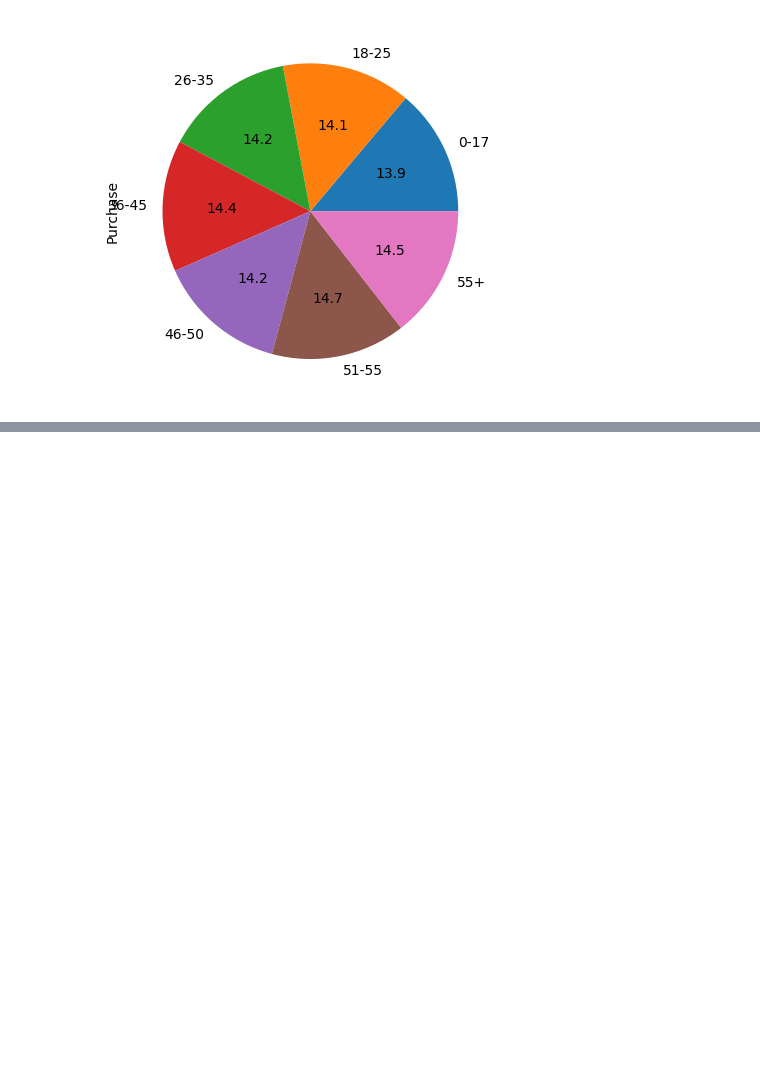
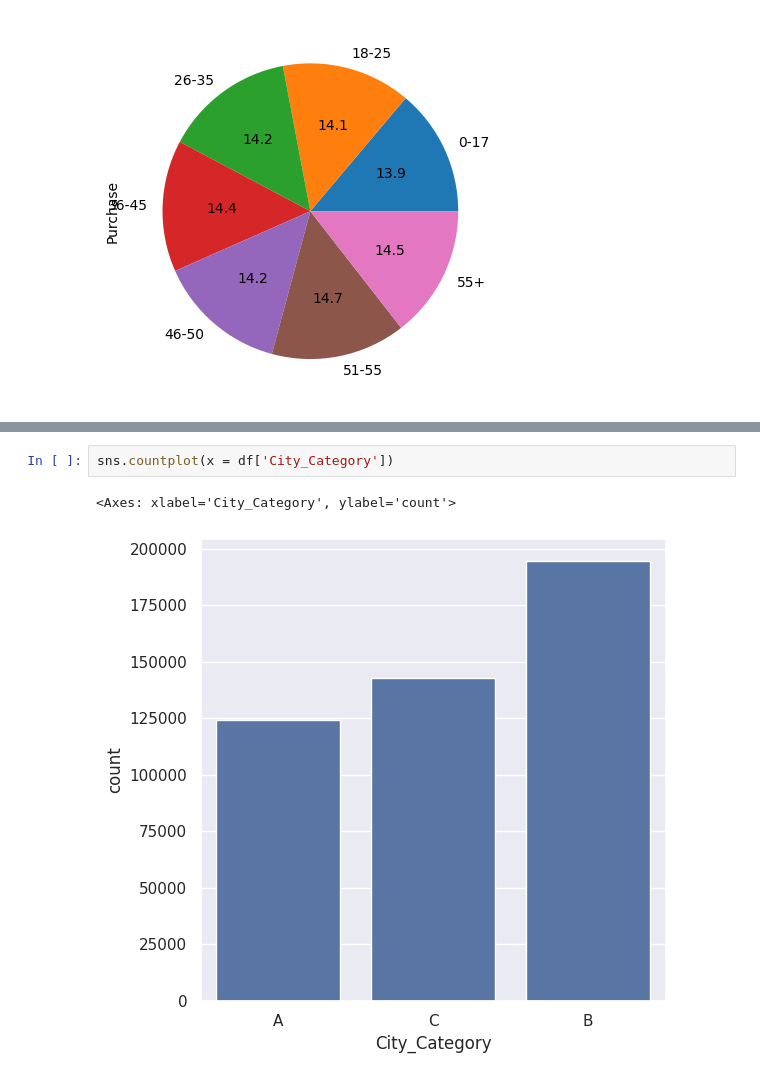
Before and after one commit to supriya0005/Internship-program, a Jupyter notebook: blackfriday.ipynb, the cells around one changed output, grey strips where cells are left out. Cells and saved outputs as stored; diff of their text form; blank space fills up the shorter version.

```diff
--- a/blackfriday.ipynb
+++ b/blackfriday.ipynb
@@ -133,0 +157,5 @@ df.groupby('Age')['Purchase'].mean().plot(kind = 'pie', autopct = '%0.1f')
+# %%
+sns.countplot(x = df['City_Category'])
+# %% [output]
+<Axes: xlabel='City_Category', ylabel='count'>
+[figure, added]
```
Also changed, not shown: parts of 19 cells of this notebook.
